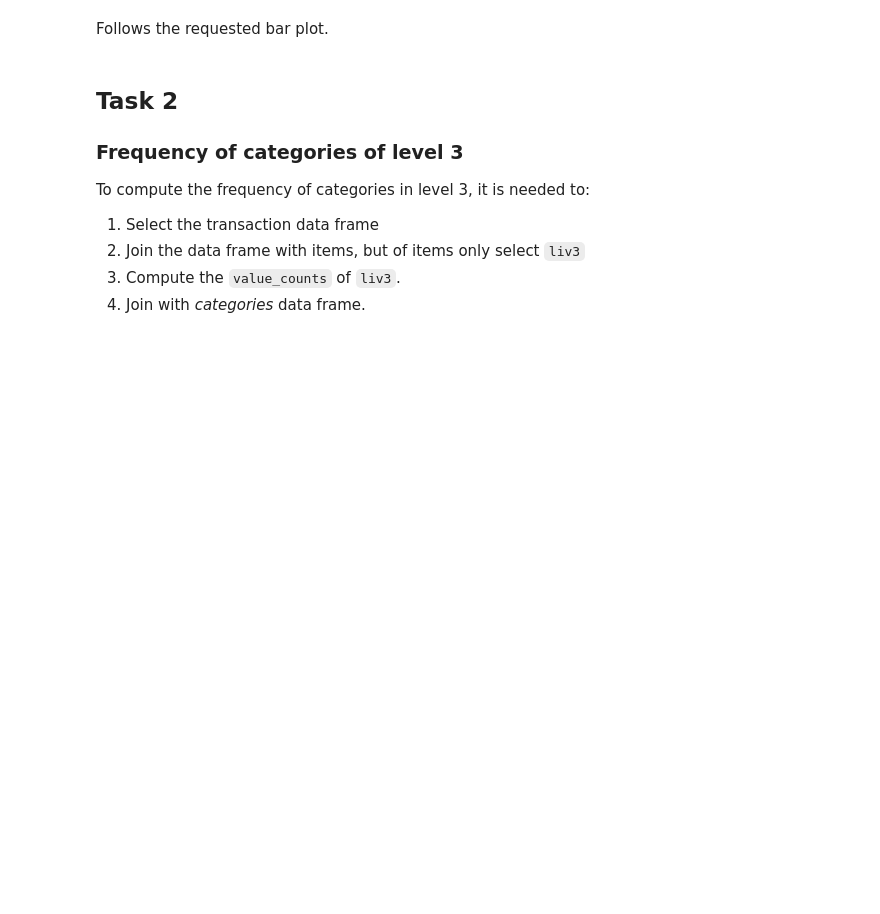
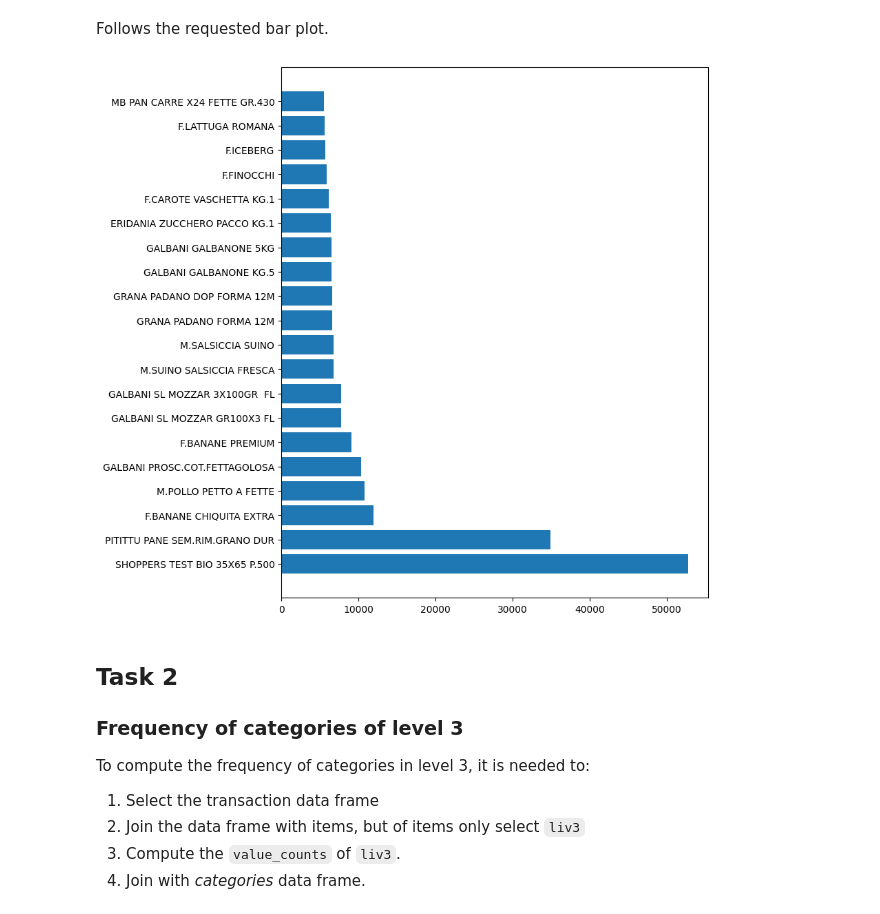
Before and after one commit to marcospampi/lab-data-mining, a Jupyter notebook: homework2/homework.ipynb, the cells around one changed output. Drawn from its saved outputs; the diff is of its cells as text; code cells hidden in the pictures; blank space fills up the shorter version.

```diff
--- a/homework2/homework.ipynb
+++ b/homework2/homework.ipynb
@@ -73,10 +121,10 @@ Then the result is joined with **item's** data frame, of which I select only `de
 
 Follows the code and the data which holds the frequency of each product.
 # %%
-most_frequent_df = (
+frequent_items_df = (
     cache.transactions['cod_prod'].value_counts(sort= True).to_frame()
     .assign(frequency = lambda x: x['count'] / cache.transactions.size )
     .join(cache.items[['descr_prod']], 'cod_prod')
 )
 
-most_frequent_df
+frequent_items_df
@@ -85,13 +148,15 @@ Follows the requested bar plot.
 # %%
 import matplotlib.pyplot as plt
 
 # just select twenty of, as we are required
-most_frequent_df = most_frequent_df[:20]
+most_frequent_items_df = frequent_items_df.head(20)
 # draw a bigger figure
 plt.figure(figsize=(8,10))
 # use barh for horizontal bars, which I found a better fit here than vertical ones
-plt.barh(most_frequent_df['descr_prod'], most_frequent_df['count'])
+plt.barh(most_frequent_items_df['descr_prod'], most_frequent_items_df['count'])
 plt.show()
+# %% [output]
+[figure, added]
 # %% [markdown]
 ## Task 2
 ### Frequency of categories of level 3
```
Also changed, not shown: parts of 24 cells of this notebook, 2 other files.
